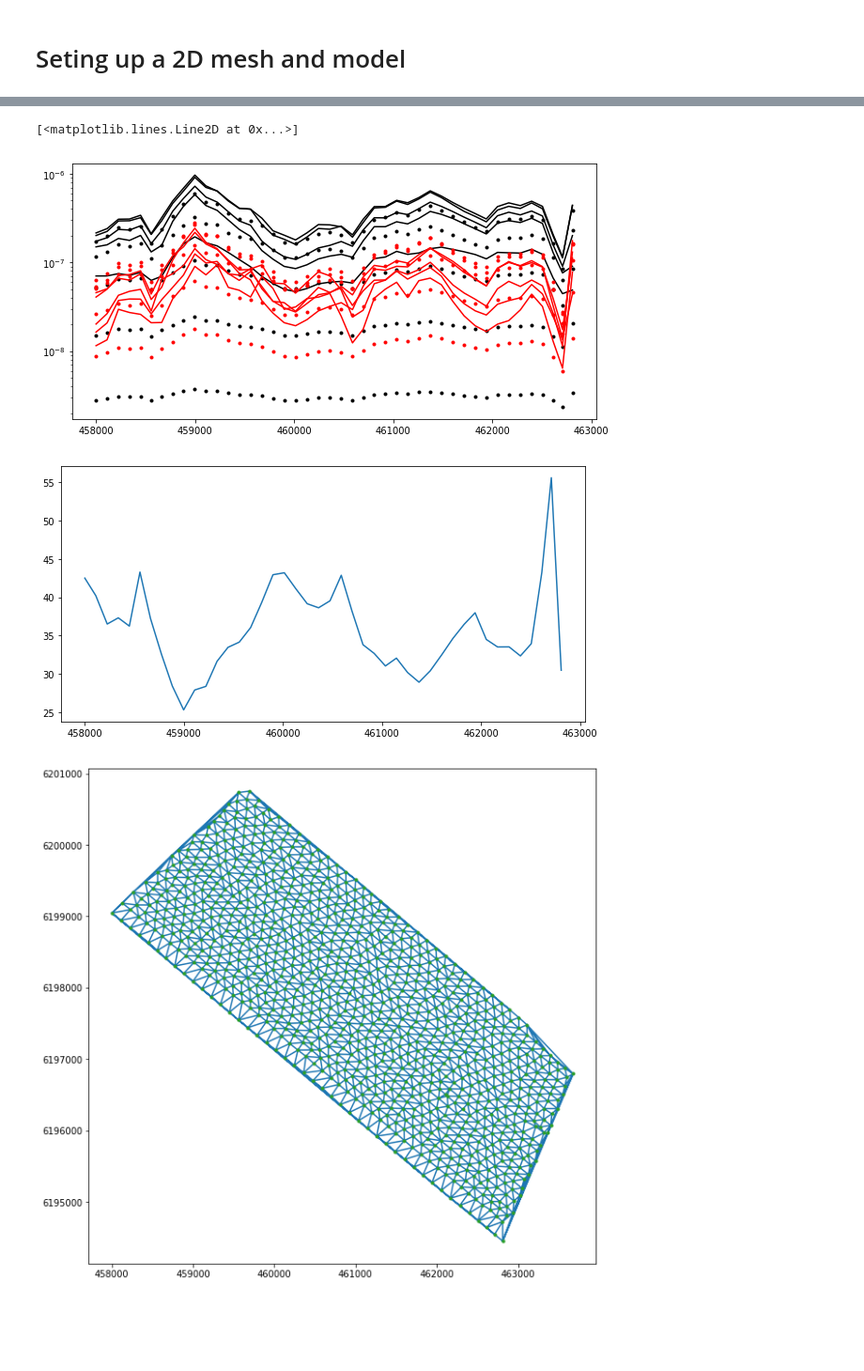
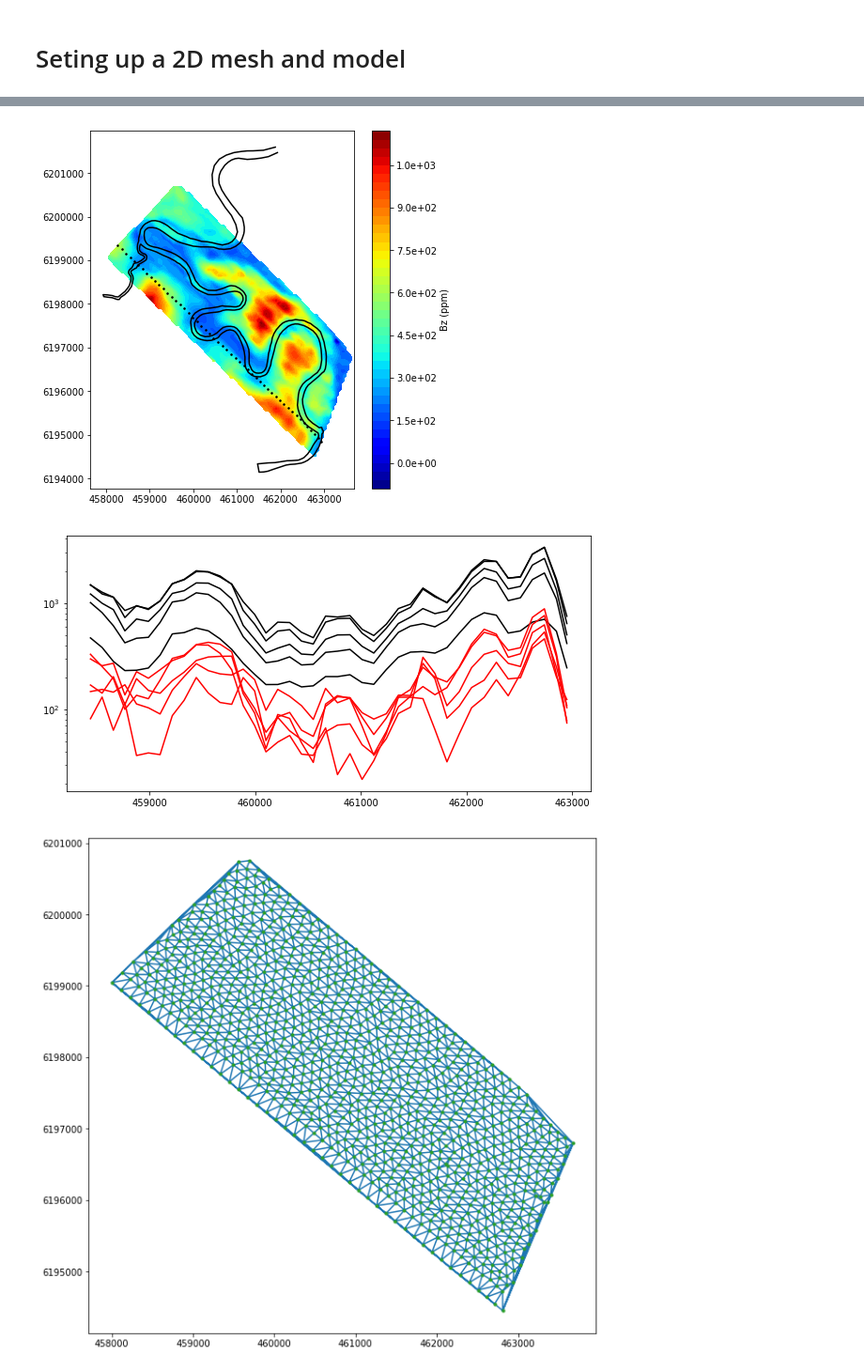
Before and after one commit to simpeg/simpegEM1D, a Jupyter notebook: notebooks/develop/Test_global_em1d_inversion_booky_example.ipynb, the cells around one changed output, grey strips where cells are left out. Shown at 94% size. Cells and saved outputs as stored; diff of their text form; code cells hidden in the pictures; blank space fills up the shorter version.

```diff
--- a/notebooks/develop/Test_global_em1d_inversion_booky_example.ipynb
+++ b/notebooks/develop/Test_global_em1d_inversion_booky_example.ipynb
@@ -116,0 +70,33 @@ prob.pair(survey)
+# %%
+from scipy.constants import mu_0
+frequency = np.array([382, 1822, 7970, 35920, 130100], dtype=float)
+hz = get_vertical_discretization_frequency(frequency, sigma_background=1./50)
+# survey parameters
+rxOffset = 7.86  # tx-rx separation
+n_sounding = xy.shape[0]
+b_height_resolve = resolve["src_elevation"].value[::nskip]
+topo_resolve = resolve["ground_elevation"].value[::nskip]
+uniq_line = np.unique(line)
+x = xy[:,0]
+y = xy[:,1]
+z = topo_resolve + b_height_resolve
+rx_locations = np.c_[x, y, z]
+src_locations = np.c_[x, y, z]
+topo = np.c_[x, y, topo_resolve].astype(float)
+mapping = Maps.ExpMap(nP=int(n_sounding*hz.size))
+
+survey = GlobalEM1DSurveyFD(
+    rx_locations = rx_locations,
+    src_locations = src_locations,
+    frequency = frequency,
+    offset = np.ones_like(frequency) * 7.86,
+    src_type = "VMD",
+    rx_type = "ppm",
+    field_type = 'secondary',
+    topo = topo
+)
+prob = GlobalEM1DProblemFD(
+    [], sigmaMap=mapping, hz=hz, parallel=True, n_cpu=2,
+    Solver=PardisoSolver
+)
+prob.pair(survey)
@@ -128,4 +112,3 @@ DPRED = pred.reshape((prob.n_sounding, 2, survey.n_frequency))
 for i_freq in range(frequency_cp.size):
     DOBS[:,0,i_freq] = data_cpi[:, i_freq]
     DOBS[:,1,i_freq] = data_cpq[:, i_freq]
-DOBS *= bp * 1e-6
@@ -134,20 +115,27 @@ uniq_line = np.unique(line)
+# %%
+i_line = 3
+ind_line = line == uniq_line[i_line]
+fig = plt.figure(figsize=(7, 7))
+ax = plt.subplot(111)
+out = Utils.plot2Ddata(xy, DOBS[:,0,0], scale='linear', contourOpts={'cmap':'jet', 'alpha':1}, ncontour=40, ax=ax)
+# ax.plot(xy[:,0], xy[:,1], 'k.', ms=1)
+ax.plot(river_path[:,0], river_path[:,1], 'k-')
+cb = plt.colorbar(out[0], format="%.1e", ax=ax, fraction=0.05)
+cb.set_label("Bz (ppm)")
+ax.plot(xy[ind_line,0], xy[ind_line,1], 'k.', ms=3)
+plt.show()
+# %% [output]
+[figure, added]
 # %%
-
-i_line = 0
+i_line = 4
 ind_line = line == uniq_line[i_line]
 figsize(10, 5)
 for i_freq in range(survey.n_frequency):
-    plt.semilogy(xy[ind_line,0], -DOBS[ind_line,0,i_freq], 'k')
-    plt.semilogy(xy[ind_line,0], -DPRED[ind_line,0,i_freq], 'k.')
+    plt.semilogy(xy[ind_line,0], DOBS[ind_line,0,i_freq], 'k')
 for i_freq in range(survey.n_frequency):
-    plt.semilogy(xy[ind_line,0], -DOBS[ind_line,1,i_freq], 'r')
-    plt.semilogy(xy[ind_line,0], -DPRED[ind_line,1,i_freq], 'r.')
-fig = plt.figure(figsize=(10, 5))
-plt.plot(topo[ind_line,0], src_locations[ind_line,2]-topo[ind_line,2])
+    plt.semilogy(xy[ind_line,0], DOBS[ind_line,1,i_freq], 'r')
 # %% [output]
-[<matplotlib.lines.Line2D at 0x...>]
-[figure, old version]
+[figure, new version]
-[figure, removed]
 # %%
 from SimPEG import (
     Regularization, Directives, Inversion, InvProblem, Optimization, DataMisfit, Utils
```
Also changed, not shown: parts of 27 cells of this notebook, 5 other files.
